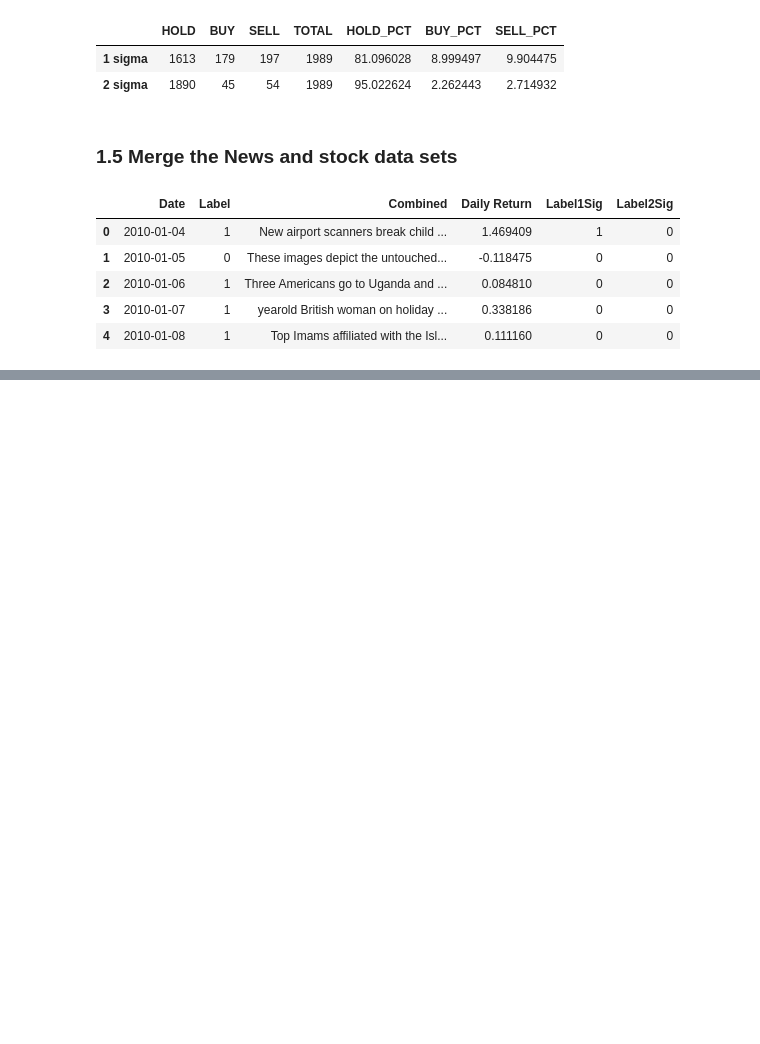
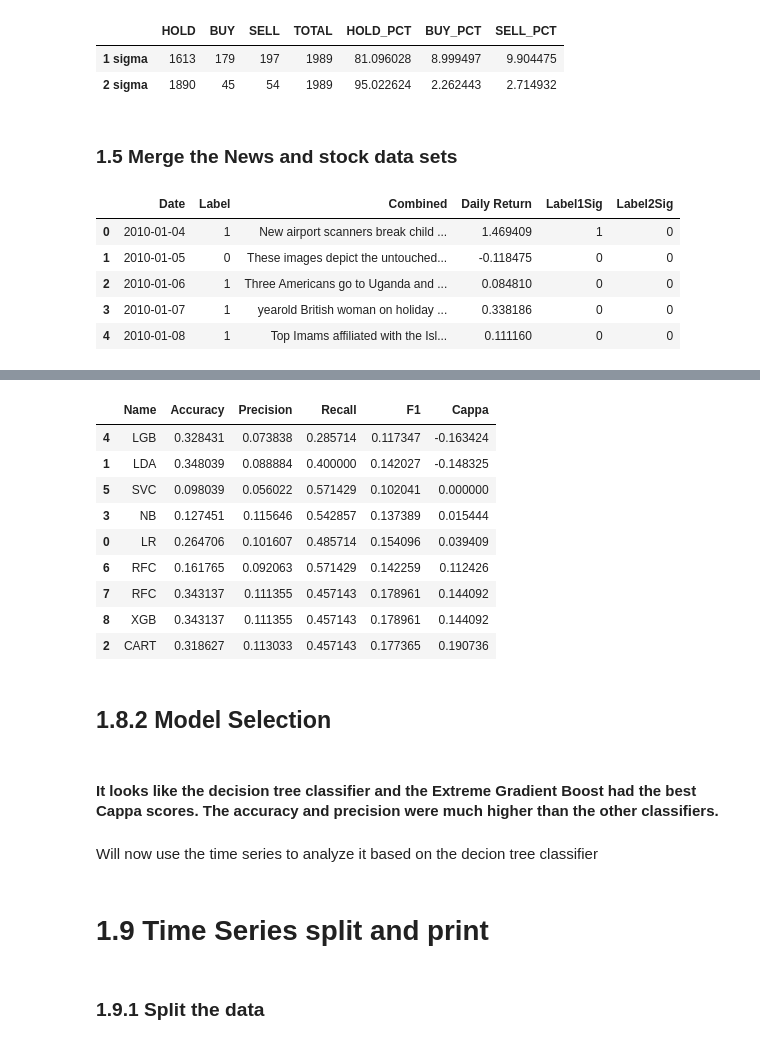
Before and after one commit to patricksalazar/stocknews, a Jupyter notebook: 1. Baseline.ipynb, the cells around one changed output, grey strips where cells are left out. Saved outputs shown, nothing was run; the diff lists cells and outputs as text; code cells hidden in the pictures; blank space fills up the shorter version.

```diff
--- a/1. Baseline.ipynb
+++ b/1. Baseline.ipynb
@@ -536,0 +518,23 @@ def convert_and_pad_data(word_dict, data, pad=500):
+# %%
+sampler = RandomUnderSampler(sampling_strategy='majority')
+X_sampled, y_sampled = sampler.fit_sample(train_features, y_train)
+# %%
+models = []
+models.append(('LR', LogisticRegression(solver='liblinear', multi_class='auto')))
+models.append(('LDA', LinearDiscriminantAnalysis()))
+# models.append(('LDA-s', LinearDiscriminantAnalysis(solver='lsqr',shrinkage='auto')))
+# models.append(('KNN', NeighborhoodComponentsAnalysis())) # out of memory
+models.append(('CART', DecisionTreeClassifier()))
+models.append(('NB', MultinomialNB()))
+models.append(('LGB', LGBMClassifier()))
+models.append(('SVC', SVC(gamma='scale')))
+models.append(('RFC', RandomForestClassifier(n_estimators=100, max_depth=2)))
+# %%
+score_df = pd.DataFrame(columns=['Name', 'Accuracy','Precision','Recall','F1','Cappa'])
+for name, model in models:
+    print(name)
+    model = model.fit(X_sampled.toarray(), y_sampled)
+    predictions = model.predict(test_features.toarray())
+
+    score = score_test(name, y_test, predictions)
+    score_df = score_df.append(score, ignore_index=True)
@@ -536,0 +560,28 @@ def convert_and_pad_data(word_dict, data, pad=500):
+# %%
+model = XGBClassifier(max_depth=3,objective='multi:softmax', num_class=100,n_gpus=0)
+model = model.fit(X_sampled.tocsc(), y_sampled)
+predictions = model.predict(test_features.tocsc())
+
+score = score_test('XGB', y_test, predictions)
+score_df = score_df.append(score, ignore_index=True)
+# %%
+score_df.sort_values(by=['Cappa'])
+# %% [output]
+|  | Name | Accuracy | Precision | Recall | F1 | Cappa |
+| 4 | LGB | 0.328431 | 0.073838 | 0.285714 | 0.117347 | -0.163424 |
+| 1 | LDA | 0.348039 | 0.088884 | 0.400000 | 0.142027 | -0.148325 |
+| 5 | SVC | 0.098039 | 0.056022 | 0.571429 | 0.102041 | 0.000000 |
+| 3 | NB | 0.127451 | 0.115646 | 0.542857 | 0.137389 | 0.015444 |
+| 0 | LR | 0.264706 | 0.101607 | 0.485714 | 0.154096 | 0.039409 |
+| 6 | RFC | 0.161765 | 0.092063 | 0.571429 | 0.142259 | 0.112426 |
+| 7 | RFC | 0.343137 | 0.111355 | 0.457143 | 0.178961 | 0.144092 |
+| 8 | XGB | 0.343137 | 0.111355 | 0.457143 | 0.178961 | 0.144092 |
+| 2 | CART | 0.318627 | 0.113033 | 0.457143 | 0.177365 | 0.190736 |
+# %% [markdown]
+## 1.8.2 Model Selection
+# %% [markdown]
+#### It looks like the decision tree classifier and the Extreme Gradient Boost had the best Cappa scores.  The accuracy and precision were much higher than the other classifiers.
+# %% [markdown]
+Will now use the time series to analyze it based on the decion tree classifier
+# %% [markdown]
+# 1.9 Time Series split and print
@@ -536,0 +597,2 @@ def convert_and_pad_data(word_dict, data, pad=500):
+# %% [markdown]
+### 1.9.1 Split the data
```
Also changed, not shown: parts of 99 cells of this notebook.
